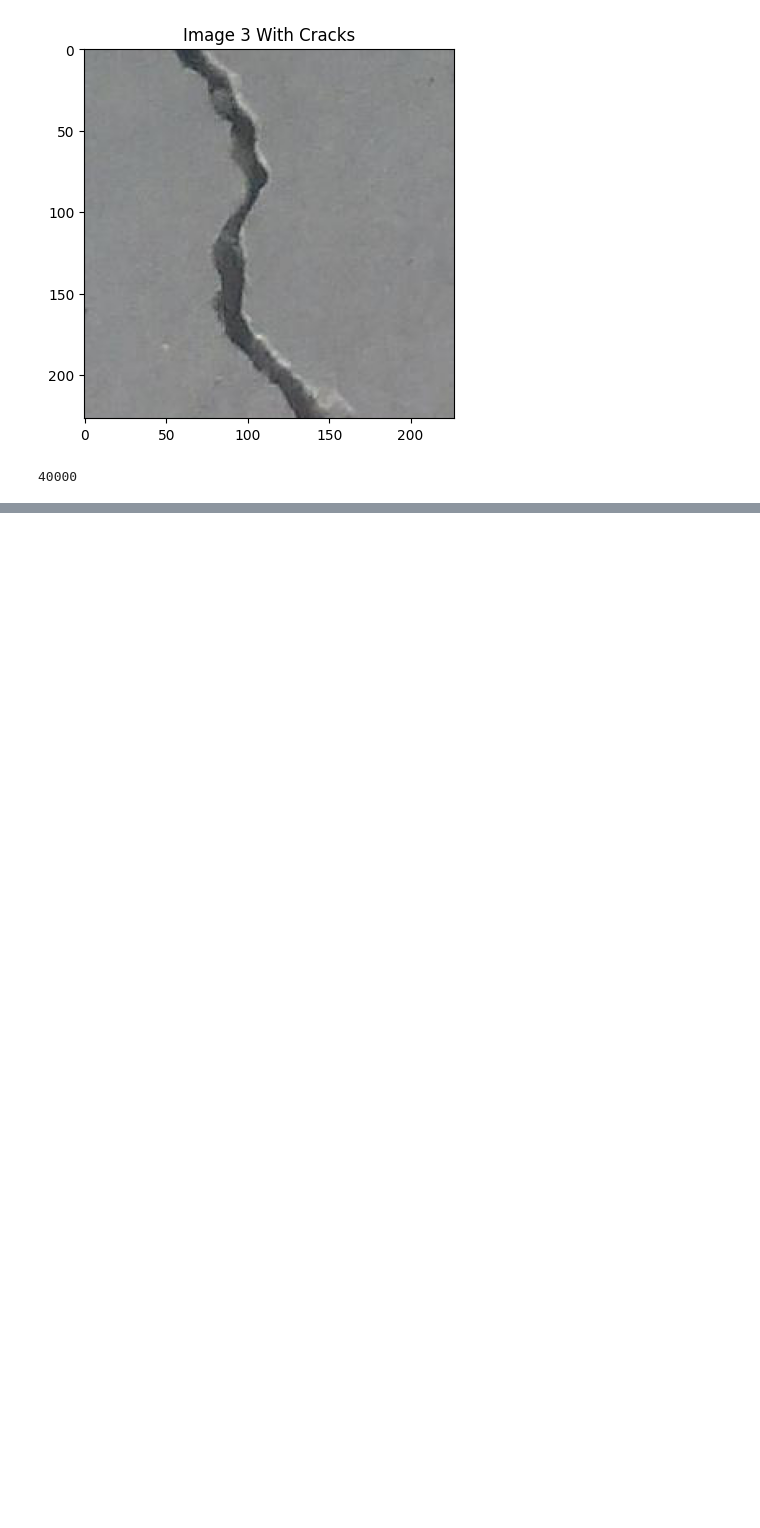
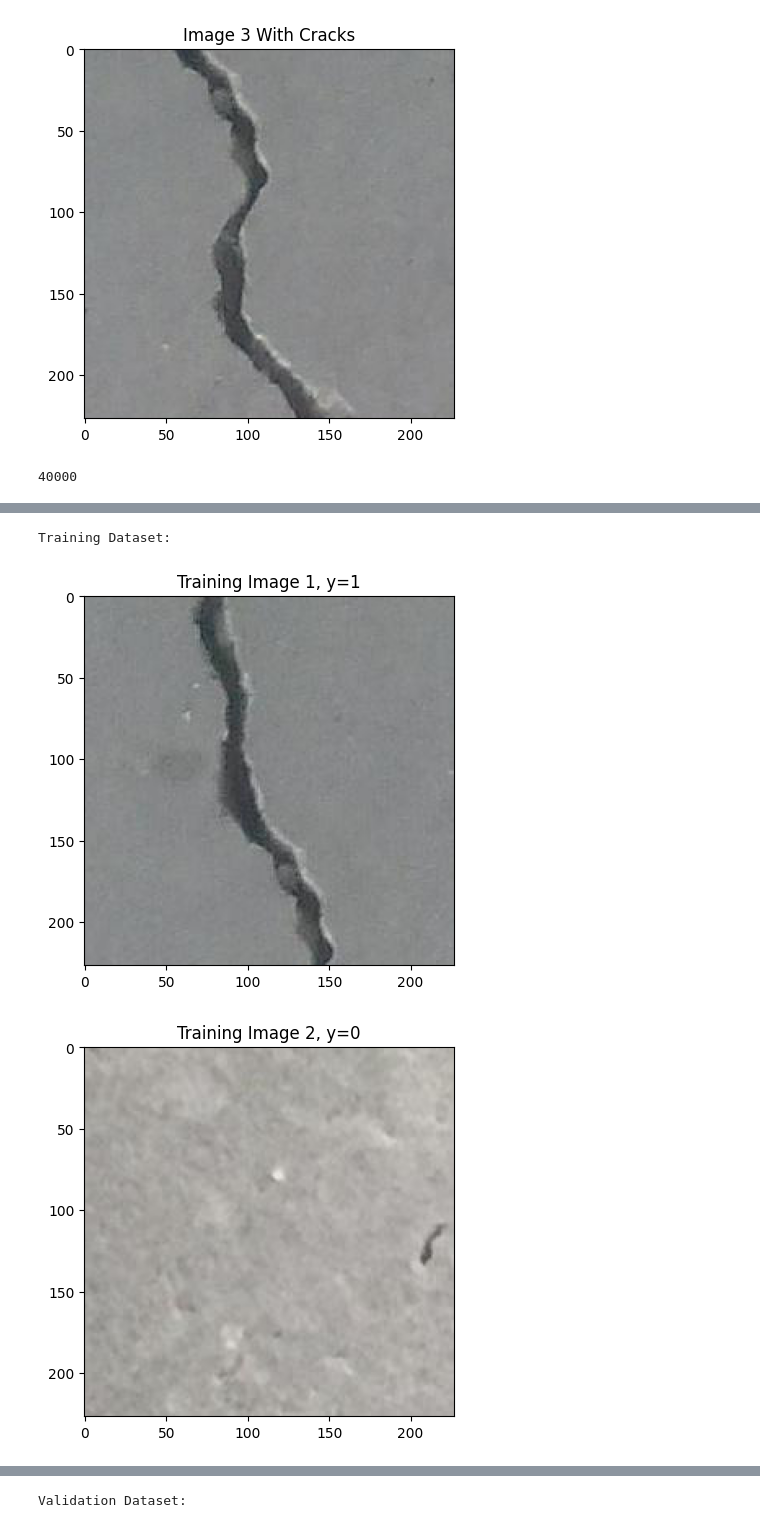
Before and after one commit to jpiskozub/PyTorch-tutorial, a Jupyter notebook: concrete.ipynb, the cells around one changed output, grey strips where cells are left out. Drawn from its saved outputs; the diff is of its cells as text; code cells hidden in the pictures; blank space fills up the shorter version.

```diff
--- a/concrete.ipynb
+++ b/concrete.ipynb
@@ -102,5 +85,0 @@ resources/data/Negative/00002.jpg
-# %%
-for y,file in zip(Y, all_files[0:4]):
-    plt.imshow(Image.open(file))
-    plt.title("y="+str(y.item()))
-    plt.show()
@@ -112,30 +86,9 @@ for y,file in zip(Y, all_files[0:4]):
-# %%
-train=False
-
-if train:
-    all_files=all_files[0:30000]
-    Y=Y[0:30000]
-
-else:
-    all_files=all_files[30000:]
-    Y=Y[30000:]
-# %%
-if train:
-    all_files = all_files[:30000]
-else:
-    all_files = all_files[30000:]
-
-# Print the first four validation sample images
-for file in all_files[:4]:
-    plt.imshow(Image.open(file))
-    plt.title(f"Validation Image: {file}")
-    plt.show()
 # %%
 class Dataset(Dataset):
 
     # Constructor
     def __init__(self,transform=None,train=True):
-        directory="/resources/data"
+        directory="resources/data"
         positive="Positive"
         negative="Negative"
 
@@ -259,0 +182,20 @@ class Model(nn.Module):
+# %%
+# Display the first four images from the training dataset
+print("Training Dataset:")
+for i in range(4):
+    image, label = dataset[i]
+    plt.imshow(image)
+    plt.title(f"Training Image {i+1}, y={label.item()}")
+    plt.show()
+
+# Display the first four images from the validation dataset
+print("Validation Dataset:")
+for i in range(4):
+    image, label = validation_dataset[i]
+    plt.imshow(image)
+    plt.title(f"Validation Image {i+1}, y={label.item()}")
+    plt.show()
+# %% [output]
+Training Dataset:
+[figure, added]
+[figure, added]
@@ -259,0 +204 @@ class Model(nn.Module):
+Validation Dataset:
```
Also changed, not shown: parts of 13 cells of this notebook.
